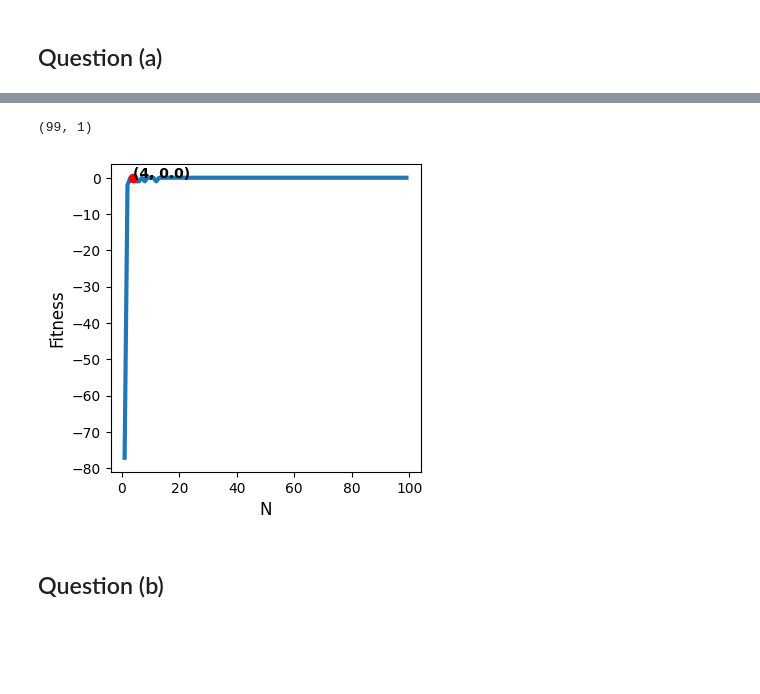
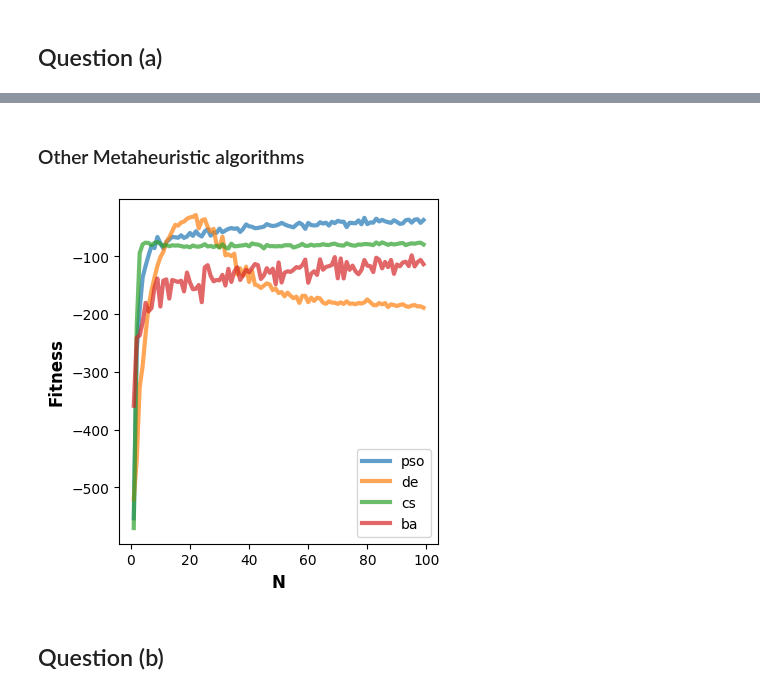
Before and after one commit to mantasu/nat2324, a Jupyter notebook: notebooks/problem1.ipynb, the cells around one changed output, grey strips where cells are left out. Drawn from its saved outputs; the diff is of its cells as text; code cells hidden in the pictures; blank space fills up the shorter version.

```diff
--- a/notebooks/problem1.ipynb
+++ b/notebooks/problem1.ipynb
@@ -44,11 +58,36 @@ results = run_optimization_experiment(
-# %%
-print(results['N'].shape)
-# %% [output]
-(99, 1)
-# %%
-visualize_optimization_experiments(experiment_setup, {"Fitness": results['N']}, is_maximization=True)
-# %% [output]
-[figure, removed]
+# %% [markdown]
+### Other Metaheuristic algorithms
+# %%
+experiment_setup = {
+    "N": range(1, 100, 1),
+    "so_type": ["pso", "de", "cs", "ba"]
+}
+
+default_kwargs = {
+    "fitness_fn": Objective(function_type="rastrigin", is_maximization=True),
+    "bounds": FUNCTION_BOUNDS,
+    "D": 30,
+    "max_generations": NUM_GENERATIONS,
+    "patience": None,
+}
+
+results = run_optimization_experiment(
+    SwarmOptimization.experiment_callback,
+    experiment_setup,
+    default_kwargs,
+    is_cartesian_product=True,
+    num_runs=20,
+    dirname="../experiments/problem1",
+)
+
+visualize_optimization_experiments(
+    xs={'N': experiment_setup['N']},
+    ys={"Fitness": results[('N', "so_type")][..., 0]},
+    curve_labels=experiment_setup["so_type"],
+    filepath="../experiments/problem1/fitness_vs_N_vs_pso_type.png",
+)
+# %% [output]
+[figure, added]
 # %% [markdown]
 ## Question (b)
 # %% [markdown]
```
Also changed, not shown: parts of 22 cells of this notebook, 7 other files.
